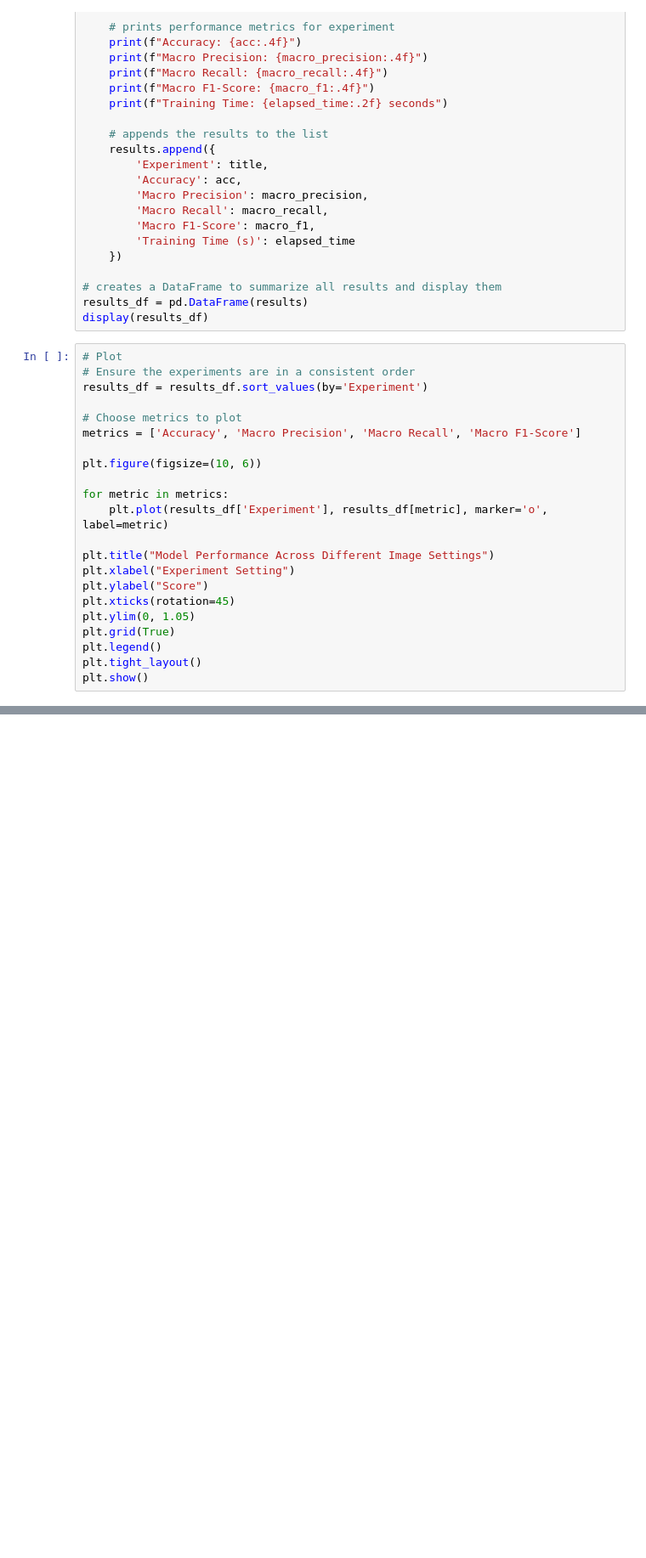
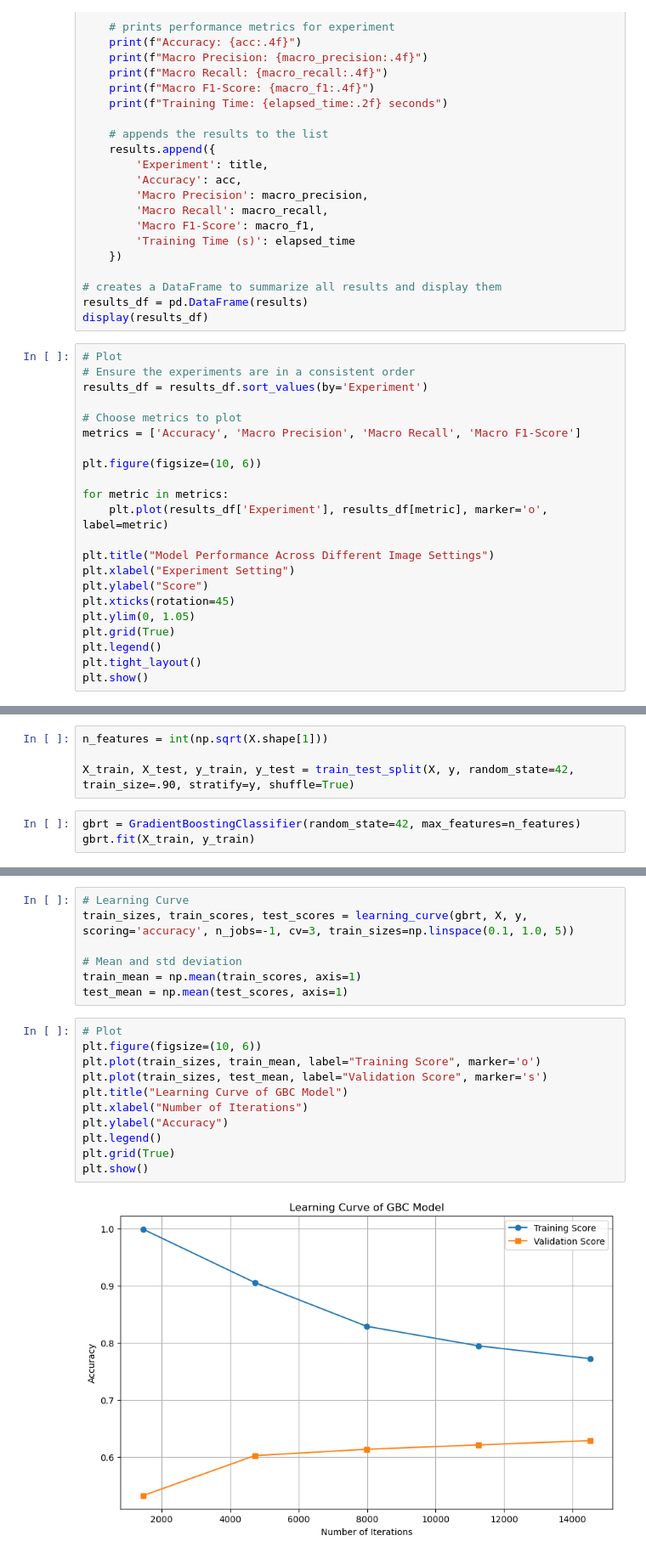
Before and after one commit to gfernan5/galaxy_classifier, a Jupyter notebook: galaxy_classifier.ipynb, the cells around one changed output, grey strips where cells are left out. Shown at 85% size. Saved outputs shown, nothing was run; the diff lists cells and outputs as text; blank space fills up the shorter version.

```diff
--- a/galaxy_classifier.ipynb
+++ b/galaxy_classifier.ipynb
@@ -604,0 +614,7 @@ plt.show()
+# %%
+n_features = int(np.sqrt(X.shape[1]))
+
+X_train, X_test, y_train, y_test = train_test_split(X, y, random_state=42, train_size=.90, stratify=y, shuffle=True)
+# %%
+gbrt = GradientBoostingClassifier(random_state=42, max_features=n_features)
+gbrt.fit(X_train, y_train)
@@ -604,0 +629,20 @@ plt.show()
+# %%
+# Learning Curve
+train_sizes, train_scores, test_scores = learning_curve(gbrt, X, y, scoring='accuracy', n_jobs=-1, cv=3, train_sizes=np.linspace(0.1, 1.0, 5))
+
+# Mean and std deviation
+train_mean = np.mean(train_scores, axis=1)
+test_mean = np.mean(test_scores, axis=1)
+# %%
+# Plot
+plt.figure(figsize=(10, 6))
+plt.plot(train_sizes, train_mean, label="Training Score", marker='o')
+plt.plot(train_sizes, test_mean, label="Validation Score", marker='s')
+plt.title("Learning Curve of GBC Model")
+plt.xlabel("Number of Iterations")
+plt.ylabel("Accuracy")
+plt.legend()
+plt.grid(True)
+plt.show()
+# %% [output]
+[figure, added]
```
Also changed, not shown: parts of 16 cells of this notebook.
